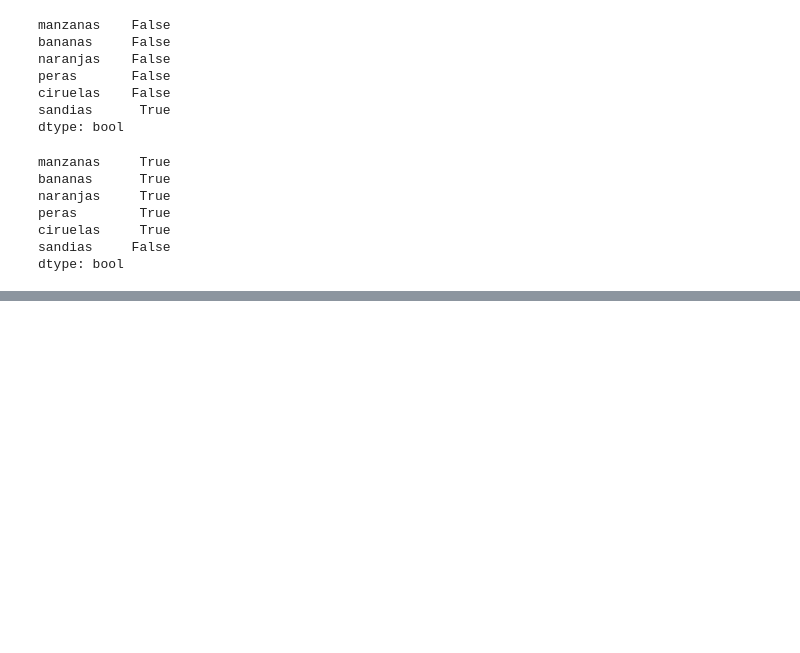
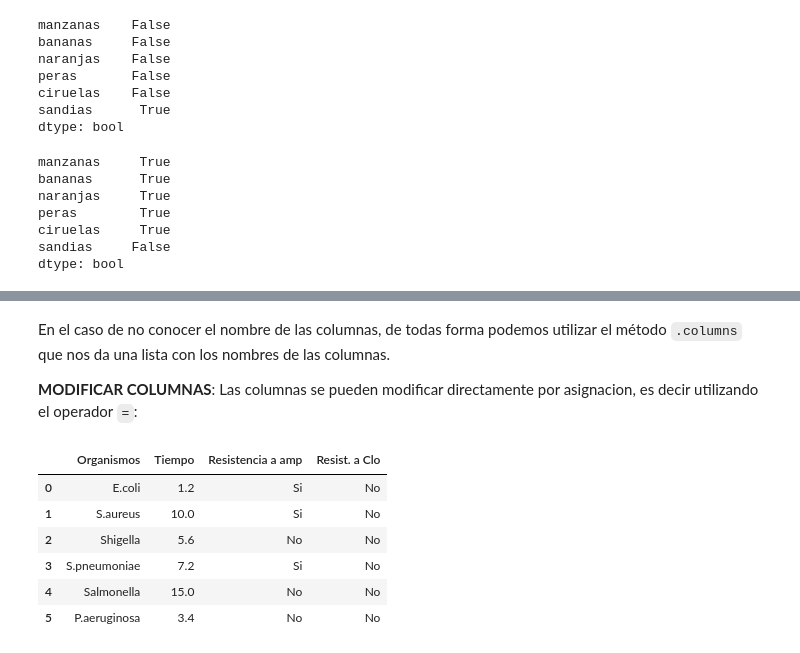
Before and after one commit to JuliBayarri/ResPythonData, a Jupyter notebook: FundPandas.ipynb, the cells around one changed output, grey strips where cells are left out. Saved outputs shown, nothing was run; the diff lists cells and outputs as text; code cells hidden in the pictures; blank space fills up the shorter version.

```diff
--- a/FundPandas.ipynb
+++ b/FundPandas.ipynb
@@ -121,0 +253,15 @@ Veamos que pasa cuando sumamos dos Series:
+# %% [markdown]
+En el caso de no conocer el nombre de las columnas, de todas forma podemos utilizar el método ``.columns`` que nos da una lista con los nombres de las columnas.
+
+**MODIFICAR COLUMNAS**: Las columnas se pueden modificar directamente por asignacion, es decir utilizando el operador ``=``:
+# %%
+frame2["Resist. a Clo"] = "No" #Se le asiga "No" a toda la columna "Resist. a Clo"
+frame2
+# %% [output]
+|  | Organismos | Tiempo | Resistencia a amp | Resist. a Clo |
+| 0 | E.coli | 1.2 | Si | No |
+| 1 | S.aureus | 10.0 | Si | No |
+| 2 | Shigella | 5.6 | No | No |
+| 3 | S.pneumoniae | 7.2 | Si | No |
+| 4 | Salmonella | 15.0 | No | No |
+| 5 | P.aeruginosa | 3.4 | No | No |
```
Also changed, not shown: parts of 40 cells of this notebook.
